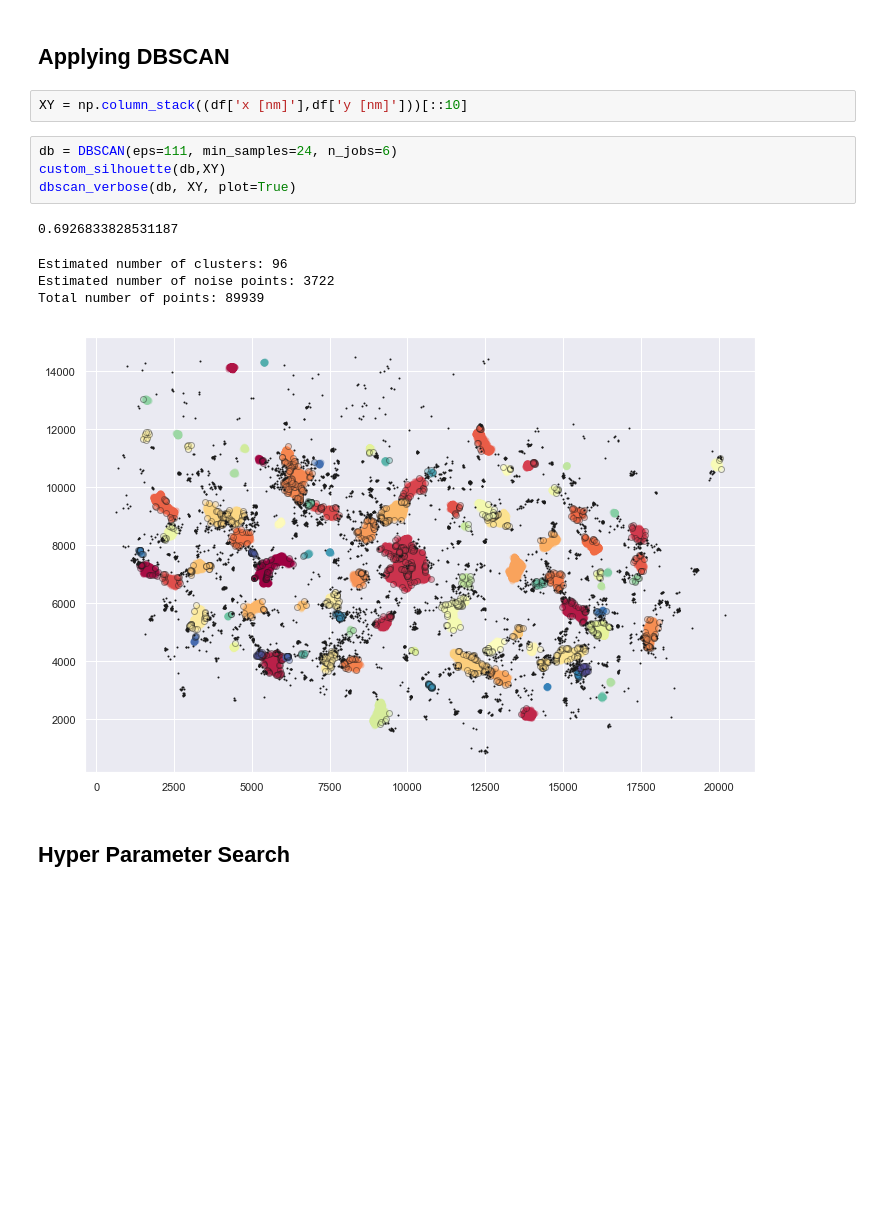
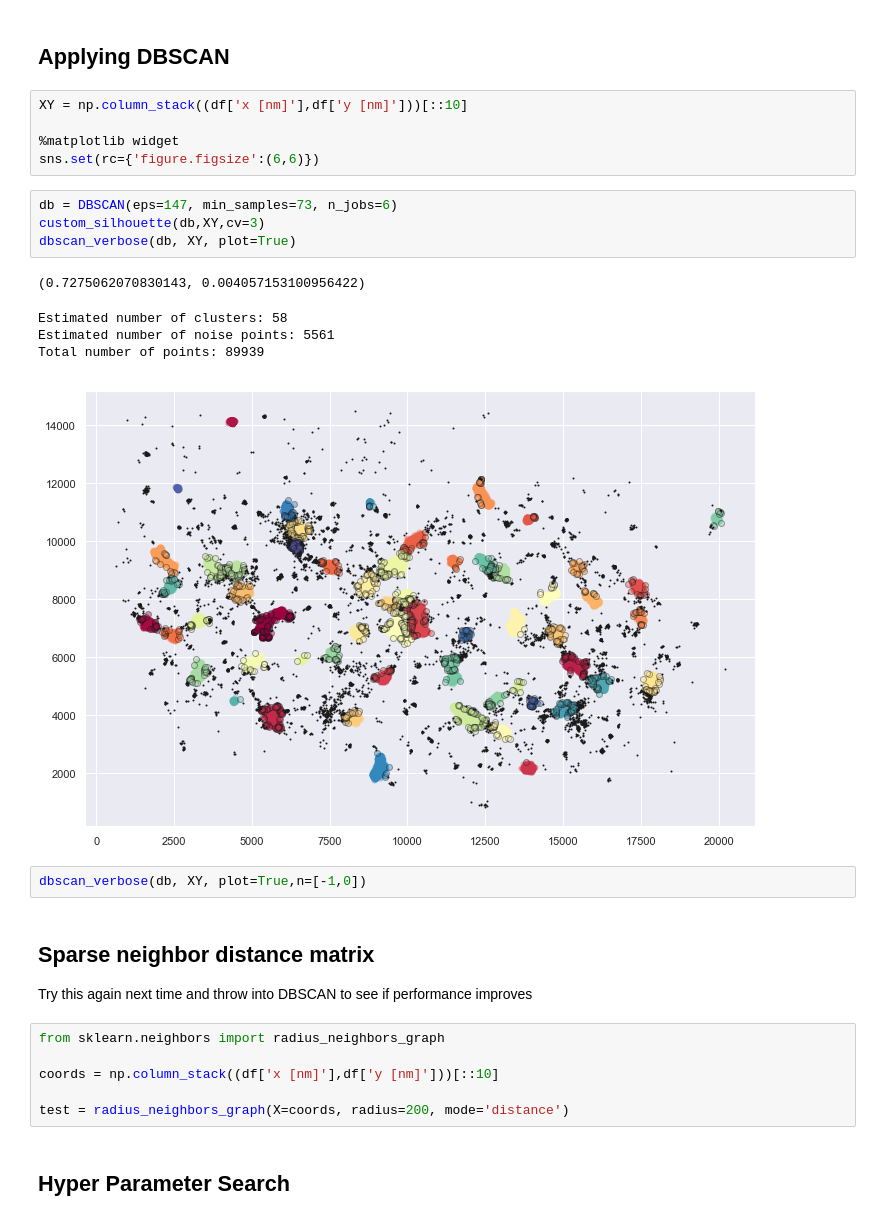
Before and after one commit to PCiunkiewicz/smlm-clustering, a Jupyter notebook: Clustering.ipynb, the cells around one changed output. Saved outputs shown, nothing was run; the diff lists cells and outputs as text; blank space fills up the shorter version.

Commit message:
More DBSCAN work, implemented custom random search

```diff
--- a/Clustering.ipynb
+++ b/Clustering.ipynb
@@ -51,16 +52,31 @@ _ = plt.colorbar(img)
 ## Applying DBSCAN
 # %%
 XY = np.column_stack((df['x [nm]'],df['y [nm]']))[::10]
+
+%matplotlib widget
+sns.set(rc={'figure.figsize':(6,6)})
 # %%
-db = DBSCAN(eps=111, min_samples=24, n_jobs=6)
-custom_silhouette(db,XY)
+db = DBSCAN(eps=147, min_samples=73, n_jobs=6)
+custom_silhouette(db,XY,cv=3)
 dbscan_verbose(db, XY, plot=True)
 # %% [output]
-0.6926833828531187
+(0.7275062070830143, 0.004057153100956422)
-Estimated number of clusters: 96
-Estimated number of noise points: 3722
+Estimated number of clusters: 58
+Estimated number of noise points: 5561
 Total number of points: 89939
-[figure, old version]
+[figure, new version]
+# %%
+dbscan_verbose(db, XY, plot=True,n=[-1,0])
+# %% [markdown]
+## Sparse neighbor distance matrix
+
+Try this again next time and throw into DBSCAN to see if performance improves
+# %%
+from sklearn.neighbors import radius_neighbors_graph
+
+coords = np.column_stack((df['x [nm]'],df['y [nm]']))[::10]
+
+test = radius_neighbors_graph(X=coords, radius=200, mode='distance')
 # %% [markdown]
 ## Hyper Parameter Search
 # %%
```
Also changed, not shown: parts of 3 cells of this notebook, 1 other file.
